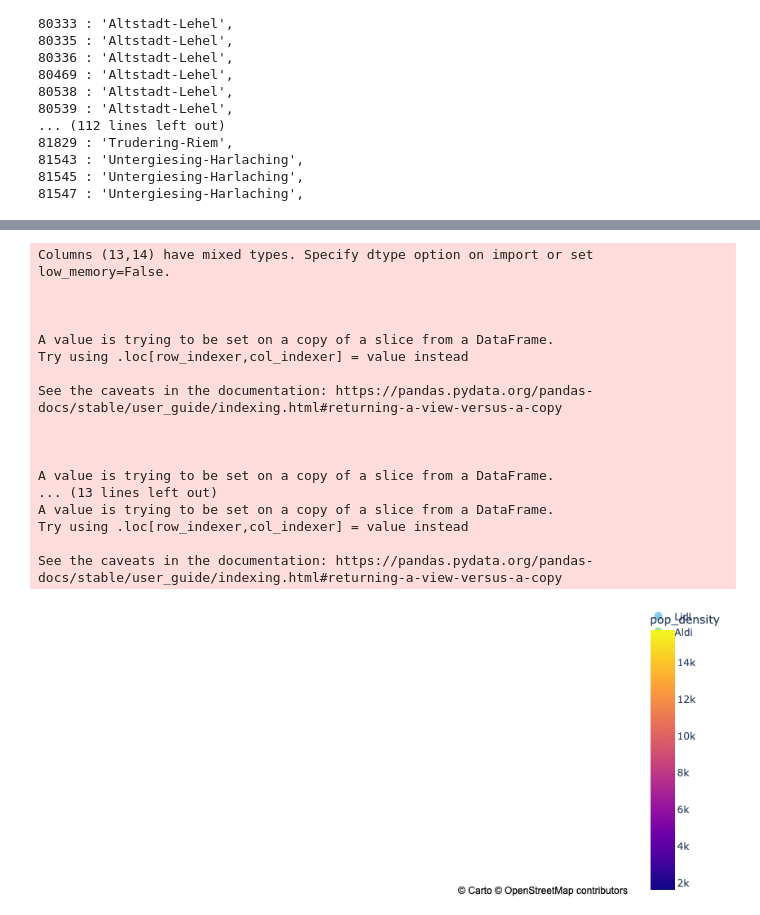
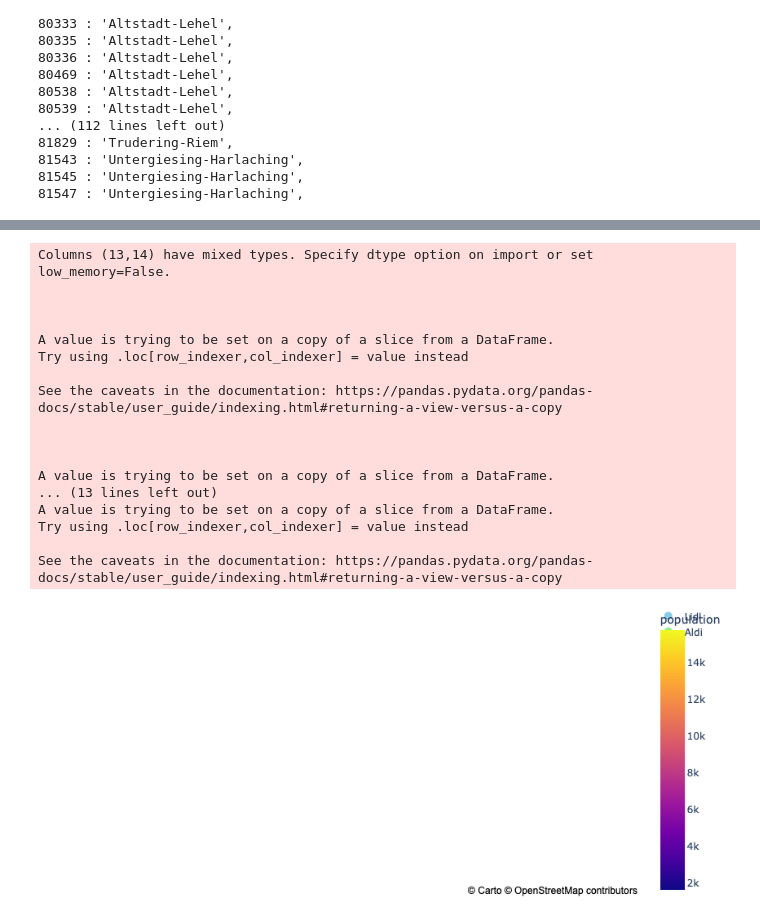
Before and after one commit to anurag-chowdhury1975/lidl-group-project, a Jupyter notebook: notebooks/unified-locations.ipynb, the cells around one changed output, grey strips where cells are left out. Saved outputs shown, nothing was run; the diff lists cells and outputs as text; code cells hidden in the pictures.

Commit message:
Trying to make the lidl app work

```diff
--- a/notebooks/unified-locations.ipynb
+++ b/notebooks/unified-locations.ipynb
@@ -271,35 +219,3 @@ for r in dist_zip:
 81543 : 'Untergiesing-Harlaching',
 81545 : 'Untergiesing-Harlaching',
 81547 : 'Untergiesing-Harlaching',
-# %%
-# code to loop through the search results and create a data frame with the relevant fields (one row per store location)
-next_page_token = ""
-query = "lidl"
-
-lidl_data = []
-while next_page_token is not None:
-    # get method of requests module, return response object
-    req = requests.get(url + "location=" + str(center_lat) + "%2C" + str(center_lng) + "&query=" + query + "&radius=" + str(radius) + "&key=" + gmaps_key+ "&pagetoken=" + next_page_token)
-
-    # json method of response object: json format data -> python format data
-    places_json = req.json()
-
-    # Json results with our search results from Google maps
-    my_result = places_json.get("results")
-    next_page_token = places_json.get("next_page_token")
-    for result in my_result:
-        name = result.get('name')
-        address = result.get('formatted_address')
-        zip = result.get('formatted_address').split(', ')[1].split()[0]
-        district = map_dist(int(zip))
-        lat = result.get('geometry').get('location').get('lat')
-        lng = result.get('geometry').get('location').get('lng')
-        dist_from_center = lat_lon_distance(center_lat, center_lng, result.get('geometry').get('location').get('lat'), result.get('geometry').get('location').get('lng'))
-        rating = result.get('rating')
-        num_ratings = result.get('user_ratings_total')
-        lidl_data.append([name, address, zip, district, lat, lng, dist_from_center, rating, num_ratings])
-
-    # Introducing 5 sec delay so the next page token is available on the server side
-    time.sleep(5)
-
-lidl_df = pd.DataFrame(lidl_data, columns=['name', 'address', 'zip', 'district', 'lat', 'lng', 'dist_from_center', 'rating', 'num_ratings']).dropna().reset_index(drop=True)
@@ -372,7 +301,12 @@ def convert_str_float(str_series):
             float_vals.append(s)
     return float_vals
 
-# Import data we collected from
+# Import the GeoJson data for Munich
+with open("../data/neighbourhoods_munich.geojson") as response:
+    munich = json.load(response)
+
+# Import data we collected from https://www.muenchen.de/
+# Import Unemployment Data and filter for unemployment rate and male and female records only
 df1 = pd.read_csv("../data/export_ar.csv")
 df_labour = df1[
                 (df1['Indikator'] == "Arbeitslose - Anteil") &
@@ -383,7 +317,7 @@ df_labour = df1[
 df2 = pd.read_csv("../data/export_be.csv")
 df_population = df2[df2['Indikator'] == "Bevölkerungsdichte"]
 
-df_population['pop_density'] = convert_str_float(df_population['Indikatorwert'])
+df_population['population'] = convert_str_float(df_population['Indikatorwert'])
 df_population['Name'] = map_dist(df_population['Raumbezug'])
 #df_sum_pop = df_population.dropna().groupby(['Name', 'Jahr']).agg({'pop_density': 'sum'}).reset_index()
 df_population.dropna().reset_index()
@@ -394,9 +328,9 @@ df_sum_labour = df_labour.dropna().groupby(['Name', 'Jahr']).agg({'unemp_rate':
 
 df_data = df_population.merge(df_sum_labour)
 
-df_population_filtered = df_population[df_population['Jahr']==2022]
+df_population_filtered = df_data[df_data['Jahr']==2022]
 fig = px.choropleth_mapbox(df_population_filtered , geojson=munich,
-                        color="pop_density",
+                        color="population",
                         locations="Name", featureidkey="properties.Name",
                         center={"lat": center_lat, "lon": center_lng},
                         mapbox_style="carto-positron", zoom=10)
@@ -413,31 +347,31 @@ fig.add_trace(go.Scattermapbox(
 
 fig.add_trace(go.Scattermapbox(
     lat=aldi_df['lat'],
     lon=aldi_df['lng'],
     mode='markers',
     marker=dict(size=10, color='lightgreen'),
     text=aldi_df[['name', 'address', 'zip', 'district']].apply(lambda row: '<br>'.join(row), axis=1),
     name='Aldi',
     line=dict(color='black', width=1)))
 
 
 fig.show()
 # %% [output]
 Columns (13,14) have mixed types. Specify dtype option on import or set low_memory=False.
 
 
 
 A value is trying to be set on a copy of a slice from a DataFrame.
 Try using .loc[row_indexer,col_indexer] = value instead
 
 See the caveats in the documentation: https://pandas.pydata.org/pandas-docs/stable/user_guide/indexing.html#returning-a-view-versus-a-copy
 
 
 
 A value is trying to be set on a copy of a slice from a DataFrame.
 ... (13 lines left out)
 A value is trying to be set on a copy of a slice from a DataFrame.
 Try using .loc[row_indexer,col_indexer] = value instead
 
 See the caveats in the documentation: https://pandas.pydata.org/pandas-docs/stable/user_guide/indexing.html#returning-a-view-versus-a-copy
-[figure, old version]
+[figure, new version]
```
Also changed, not shown: parts of 5 cells of this notebook, 1 other file.
